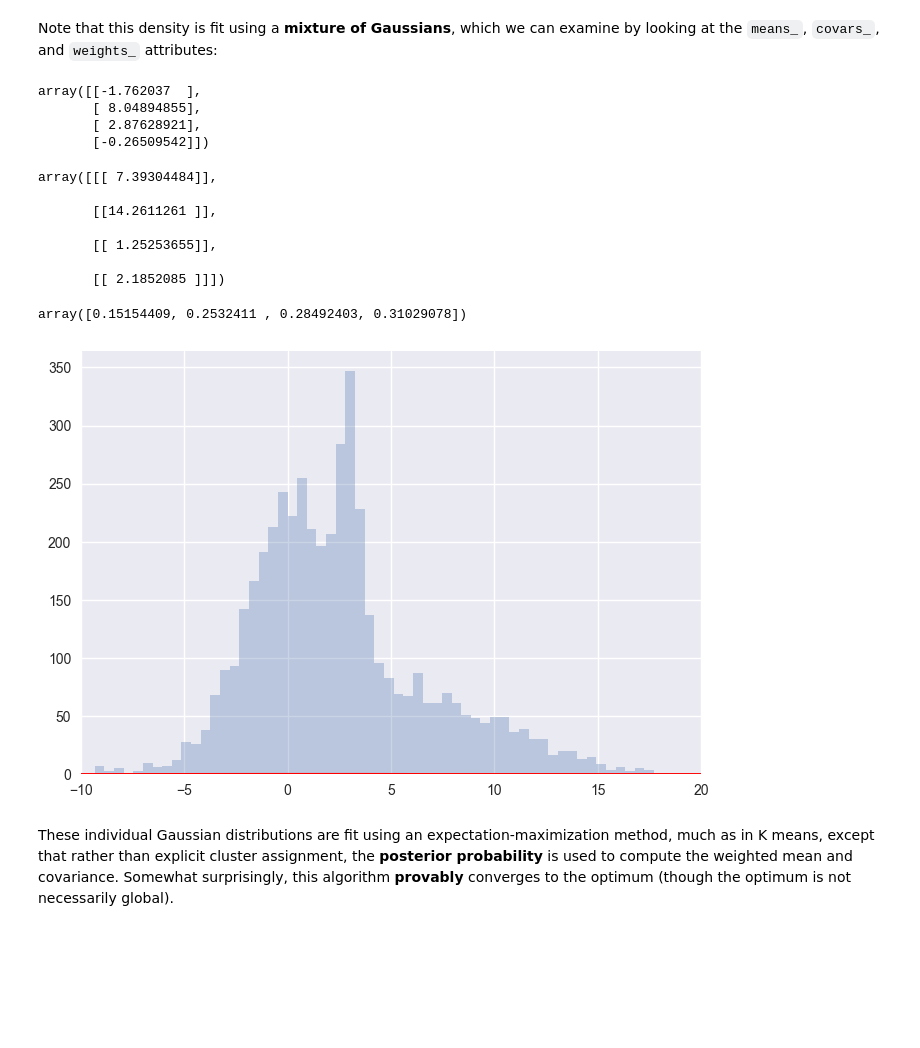
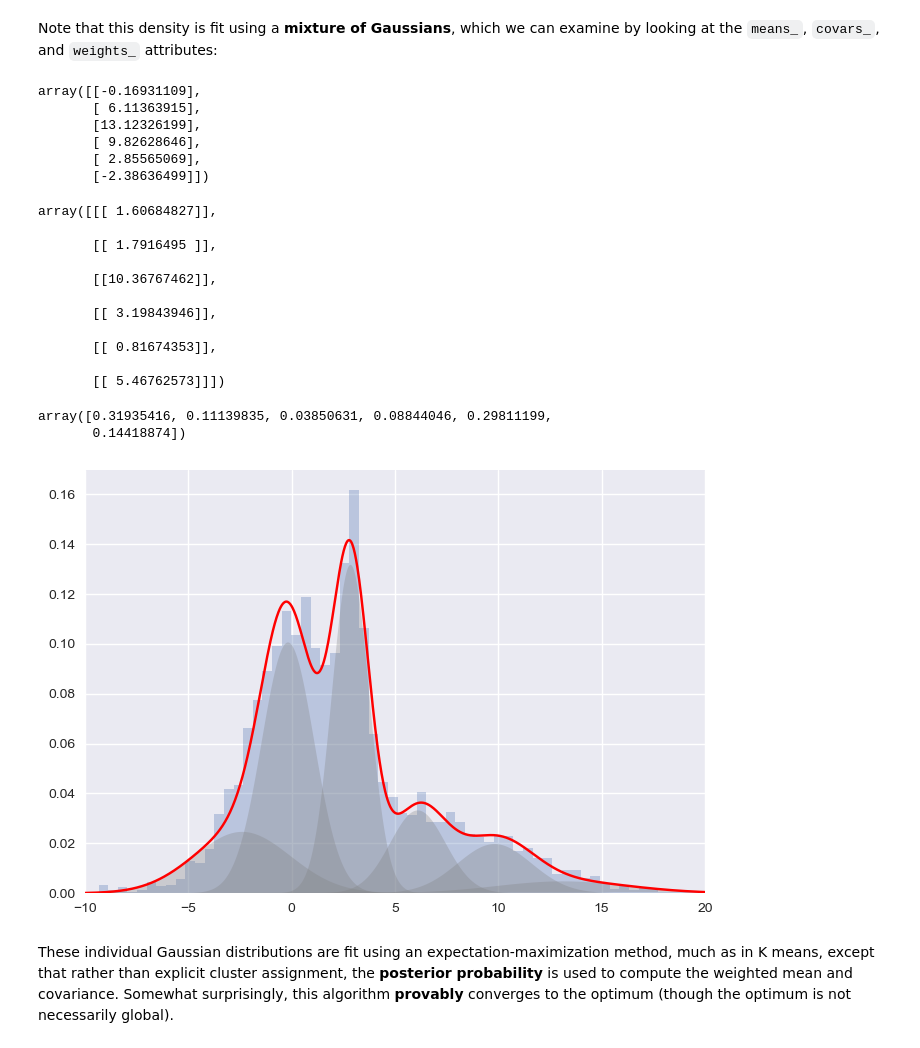
Before and after one commit to brockparker/Coursework, a Jupyter notebook: ASTR-513/Lectures/Scikit-learn-master/notebooks/04.3-Density-GMM.ipynb, the cells around one changed output. Drawn from its saved outputs; the diff is of its cells as text; code cells hidden in the pictures; blank space fills up the shorter version.

```diff
--- a/ASTR-513/Lectures/Scikit-learn-master/notebooks/04.3-Density-GMM.ipynb
+++ b/ASTR-513/Lectures/Scikit-learn-master/notebooks/04.3-Density-GMM.ipynb
@@ -12,7 +22,7 @@ import numpy as np
 import matplotlib.pyplot as plt
 from scipy import stats
 
-plt.style.use('seaborn')
+plt.style.use('seaborn-v0_8')
 # %% [markdown]
 ## Introducing Gaussian Mixture Models
 
@@ -35,7 +47,9 @@ Gaussian mixture models will allow us to approximate this density:
 # %%
 from sklearn.mixture import GaussianMixture as GMM
 X = x[:, np.newaxis]
-clf = GMM(4, max_iter=500, random_state=3).fit(X)
+# Make X 2 dimensional
+clf = GMM(6, max_iter=10000, covariance_type = 'full', random_state = 1).fit(X) #, random_state=3
+# Fit GMM with 4 components
 # %%
 xpdf = np.linspace(-10, 20, 1000)
 density = np.array([np.exp(clf.score([[xp]])) for xp in xpdf])
@@ -50,36 +65,43 @@ Note that this density is fit using a **mixture of Gaussians**, which we can exa
 # %%
 clf.means_
 # %% [output]
-array([[-1.762037  ],
-       [ 8.04894855],
-       [ 2.87628921],
-       [-0.26509542]])
+array([[-0.16931109],
+       [ 6.11363915],
+       [13.12326199],
+       [ 9.82628646],
+       [ 2.85565069],
+       [-2.38636499]])
 # %%
 clf.covariances_
 # %% [output]
-array([[[ 7.39304484]],
+array([[[ 1.60684827]],
 
-       [[14.2611261 ]],
+       [[ 1.7916495 ]],
 
-       [[ 1.25253655]],
+       [[10.36767462]],
 
-       [[ 2.1852085 ]]])
+       [[ 3.19843946]],
+
+       [[ 0.81674353]],
+
+       [[ 5.46762573]]])
 # %%
 clf.weights_
 # %% [output]
-array([0.15154409, 0.2532411 , 0.28492403, 0.31029078])
+array([0.31935416, 0.11139835, 0.03850631, 0.08844046, 0.29811199,
+       0.14418874])
 # %%
-plt.hist(x, 80, alpha=0.3)
+plt.hist(x, 80, alpha=0.3, density='True')
 plt.plot(xpdf, density, '-r')
 
 for i in range(clf.n_components):
     pdf = clf.weights_[i] * stats.norm(clf.means_[i, 0],
                                        np.sqrt(clf.covariances_[i, 0])).pdf(xpdf)
     plt.fill(xpdf, pdf, facecolor='gray',
              edgecolor='none', alpha=0.3)
 plt.xlim(-10, 20);
 # %% [output]
-[figure, old version]
+[figure, new version]
 # %% [markdown]
 These individual Gaussian distributions are fit using an expectation-maximization method, much as in K means, except that rather than explicit cluster assignment, the **posterior probability** is used to compute the weighted mean and covariance.
 Somewhat surprisingly, this algorithm **provably** converges to the optimum (though the optimum is not necessarily global).
```
Also changed, not shown: parts of 12 cells of this notebook, 5 other files.
